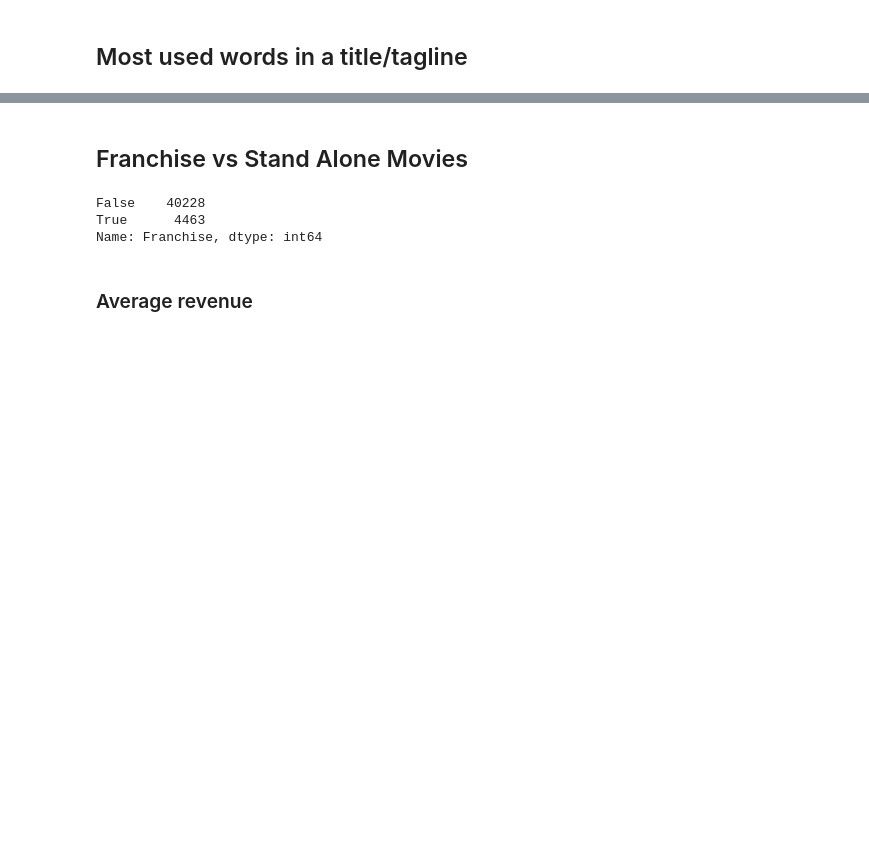
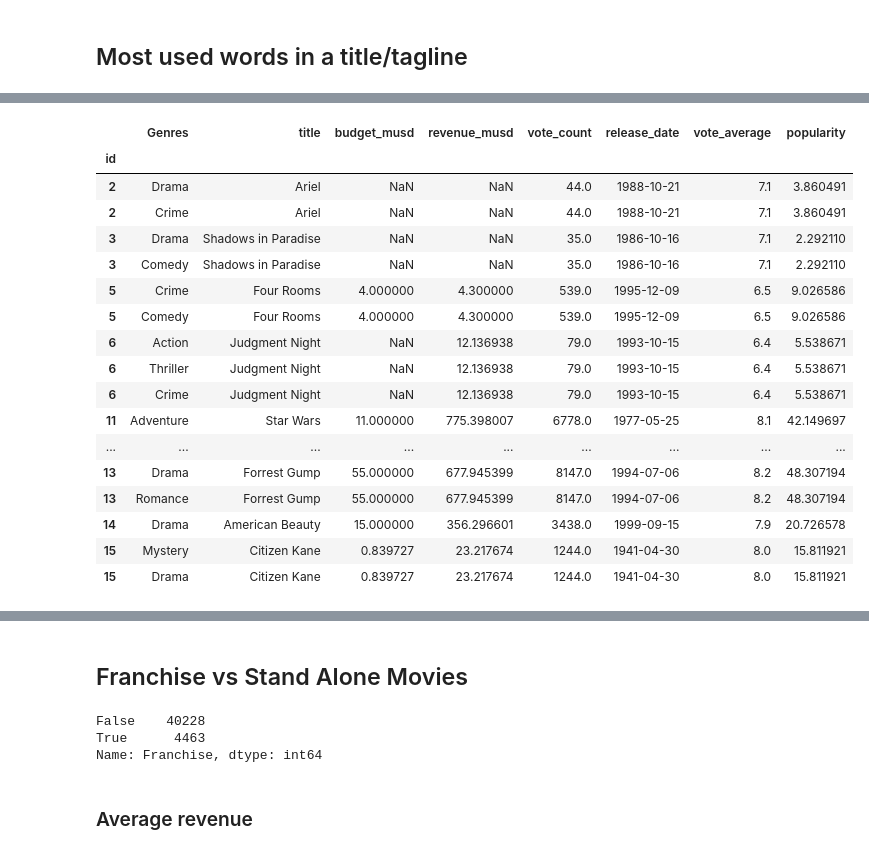
Before and after one commit to MusumuriSamson/EDA_Movies, a Jupyter notebook: eda_movies_dataset.ipynb, the cells around one changed output, grey strips where cells are left out. Saved outputs shown, nothing was run; the diff lists cells and outputs as text; code cells hidden in the pictures; blank space fills up the shorter version.

```diff
--- a/eda_movies_dataset.ipynb
+++ b/eda_movies_dataset.ipynb
@@ -269,0 +297,21 @@ plt.axis('off');
+# %%
+genre.head(20)
+# %% [output]
+|  | Genres | title | budget_musd | revenue_musd | vote_count | release_date | vote_average | popularity |
+| id |  |  |  |  |  |  |  |  |
+| 2 | Drama | Ariel | NaN | NaN | 44.0 | 1988-10-21 | 7.1 | 3.860491 |
+| 2 | Crime | Ariel | NaN | NaN | 44.0 | 1988-10-21 | 7.1 | 3.860491 |
+| 3 | Drama | Shadows in Paradise | NaN | NaN | 35.0 | 1986-10-16 | 7.1 | 2.292110 |
+| 3 | Comedy | Shadows in Paradise | NaN | NaN | 35.0 | 1986-10-16 | 7.1 | 2.292110 |
+| 5 | Crime | Four Rooms | 4.000000 | 4.300000 | 539.0 | 1995-12-09 | 6.5 | 9.026586 |
+| 5 | Comedy | Four Rooms | 4.000000 | 4.300000 | 539.0 | 1995-12-09 | 6.5 | 9.026586 |
+| 6 | Action | Judgment Night | NaN | 12.136938 | 79.0 | 1993-10-15 | 6.4 | 5.538671 |
+| 6 | Thriller | Judgment Night | NaN | 12.136938 | 79.0 | 1993-10-15 | 6.4 | 5.538671 |
+| 6 | Crime | Judgment Night | NaN | 12.136938 | 79.0 | 1993-10-15 | 6.4 | 5.538671 |
+| 11 | Adventure | Star Wars | 11.000000 | 775.398007 | 6778.0 | 1977-05-25 | 8.1 | 42.149697 |
+| ... | ... | ... | ... | ... | ... | ... | ... | ... |
+| 13 | Drama | Forrest Gump | 55.000000 | 677.945399 | 8147.0 | 1994-07-06 | 8.2 | 48.307194 |
+| 13 | Romance | Forrest Gump | 55.000000 | 677.945399 | 8147.0 | 1994-07-06 | 8.2 | 48.307194 |
+| 14 | Drama | American Beauty | 15.000000 | 356.296601 | 3438.0 | 1999-09-15 | 7.9 | 20.726578 |
+| 15 | Mystery | Citizen Kane | 0.839727 | 23.217674 | 1244.0 | 1941-04-30 | 8.0 | 15.811921 |
+| 15 | Drama | Citizen Kane | 0.839727 | 23.217674 | 1244.0 | 1941-04-30 | 8.0 | 15.811921 |
```
Also changed, not shown: parts of 10 cells of this notebook.
